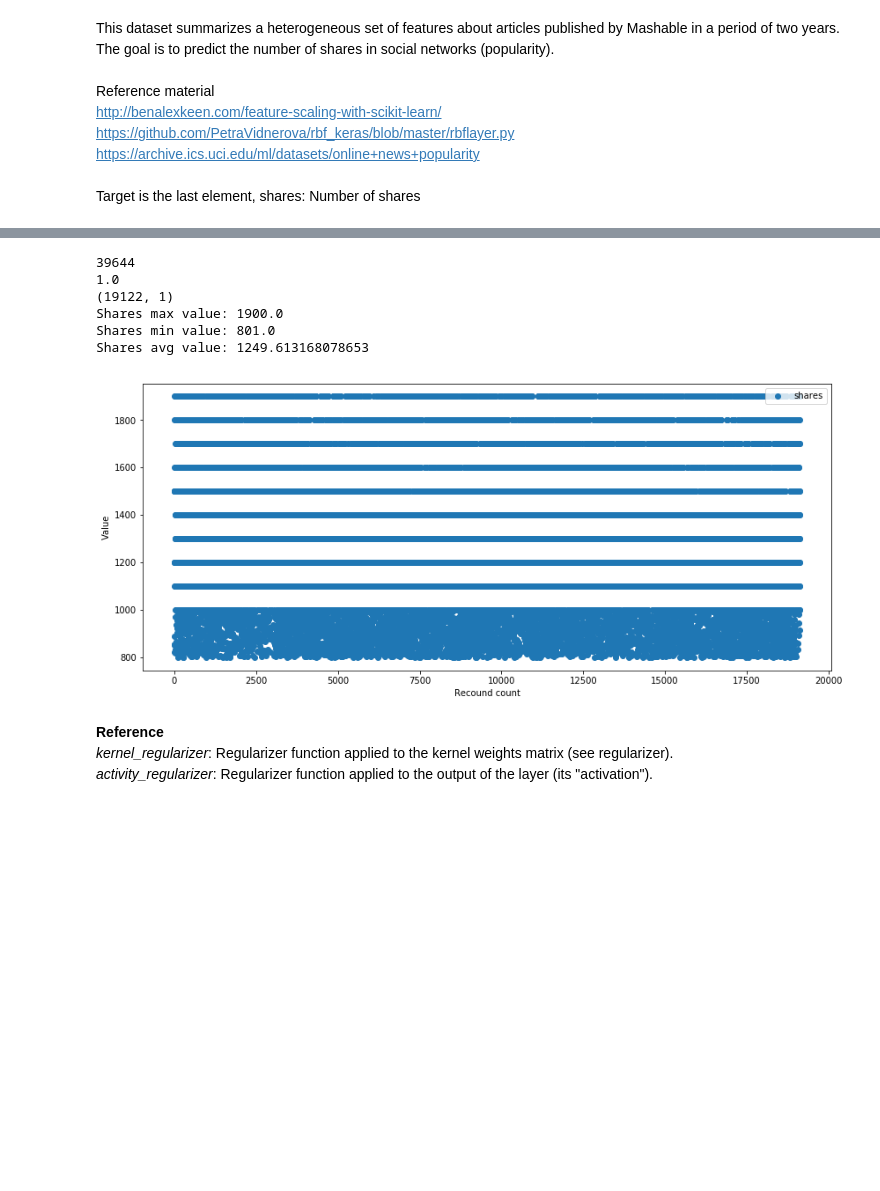
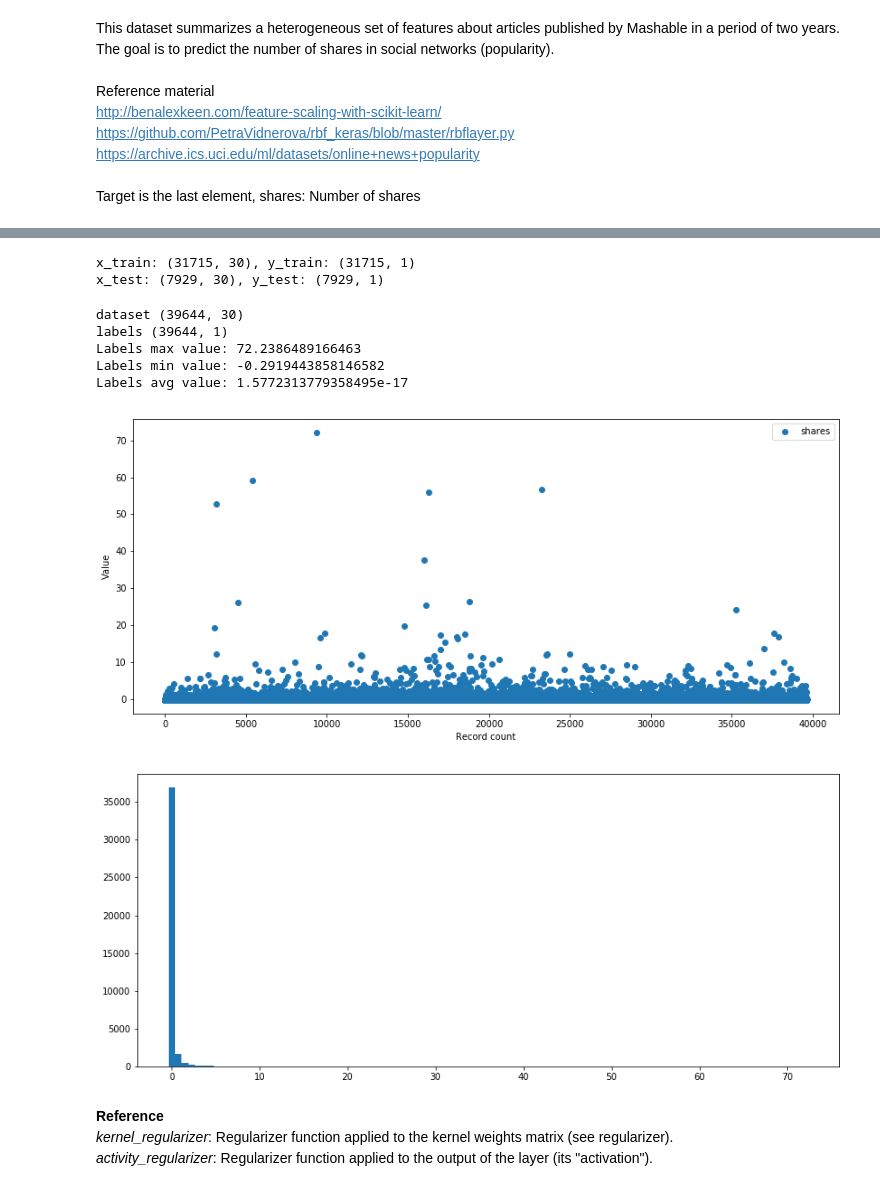
Before and after one commit to Niellai/online_news_popularity, a Jupyter notebook: regression_mlp.ipynb, the cells around one changed output, grey strips where cells are left out. Drawn from its saved outputs; the diff is of its cells as text; code cells hidden in the pictures; blank space fills up the shorter version.

```diff
--- a/regression_mlp.ipynb
+++ b/regression_mlp.ipynb
@@ -98,30 +149,49 @@ x_test: (7929, 59), y_test: (7929, 1)
+# %%
+scaler = preprocessing.StandardScaler()
+dataset = scaler.fit_transform(dataset)
+
+scaler = preprocessing.StandardScaler()
+labels = scaler.fit_transform(labels)
+
+x_train, x_test, y_train, y_test = train_test_split(dataset, labels, test_size=0.2, shuffle=True, random_state=42)
+print("x_train: {0}, y_train: {1}".format(x_train.shape, y_train.shape))
+print("x_test: {0}, y_test: {1}".format(x_test.shape, y_test.shape))
+# %% [output]
+x_train: (31715, 30), y_train: (31715, 1)
+x_test: (7929, 30), y_test: (7929, 1)
 # %%
-labels = reject_outliers(labels)
-
-print(labels.shape)
-print('Shares max value: {0}'.format(np.max(labels)))
-print('Shares min value: {0}'.format(np.min(labels)))
-print('Shares avg value: {0}'.format(np.average(labels)))
+# Quick view of processed datasets
+print('dataset {0}'.format(dataset.shape))
+print('labels {0}'.format(labels.shape))
+print('Labels max value: {0}'.format(np.max(labels)))
+print('Labels min value: {0}'.format(np.min(labels)))
+print('Labels avg value: {0}'.format(np.average(labels)))
 
 def show_graph(data):
     plt.figure(figsize=(14,6))
-    plt.xlabel("Recound count")
+    plt.xlabel("Record count")
     plt.ylabel("Value")
     plt.title("")
     x = list(range(len(data)))
     plt.scatter(x, [pt[0] for pt in data], label='shares')
     plt.legend(loc='upper right')
     plt.show()
 
+def show_histogram(data):
+    plt.figure(figsize=(14,6))
+    plt.hist(data, 100)
+    plt.show()
+
 show_graph(labels)
+show_histogram(labels)
 # %% [output]
-39644
-1.0
-(19122, 1)
-Shares max value: 1900.0
-Shares min value: 801.0
-Shares avg value: 1249.613168078653
+dataset (39644, 30)
+labels (39644, 1)
+Labels max value: 72.2386489166463
+Labels min value: -0.2919443858146582
+Labels avg value: 1.5772313779358495e-17
-[figure, old version]
+[figure, new version]
+[figure, added]
 # %% [markdown]
 **Reference**<br>
 *kernel_regularizer*: Regularizer function applied to the kernel weights matrix (see regularizer).<br>
```
Also changed, not shown: parts of 8 cells of this notebook, 3 other files.
